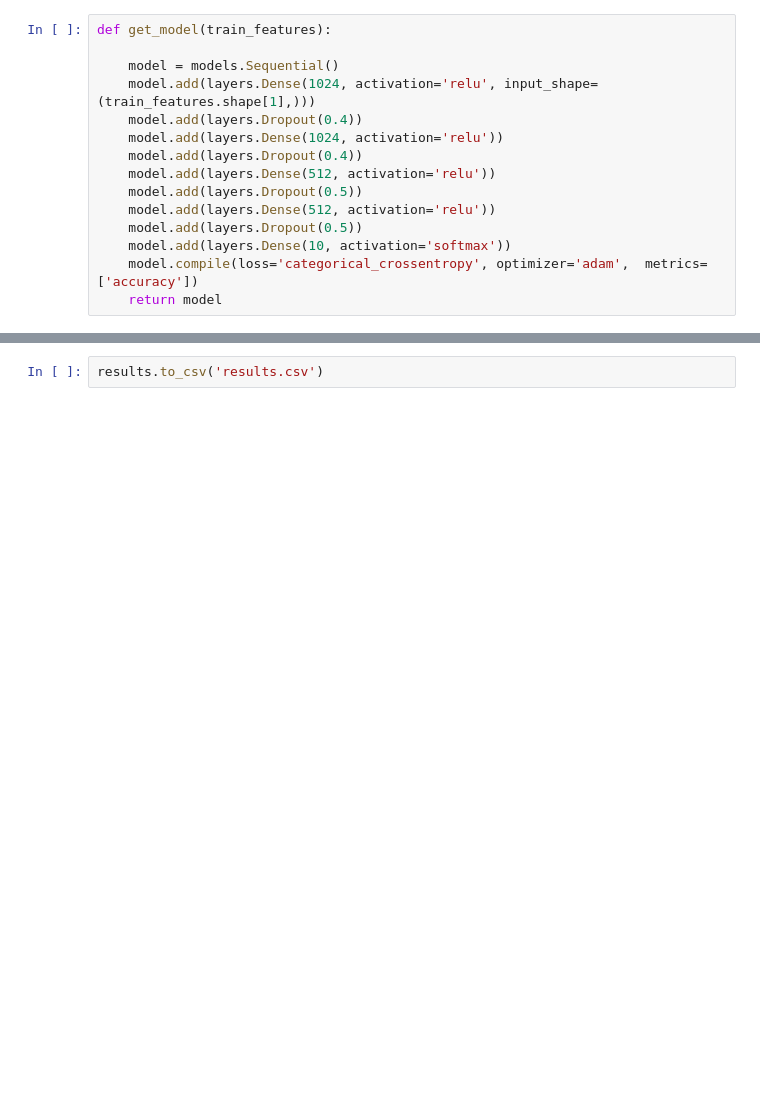
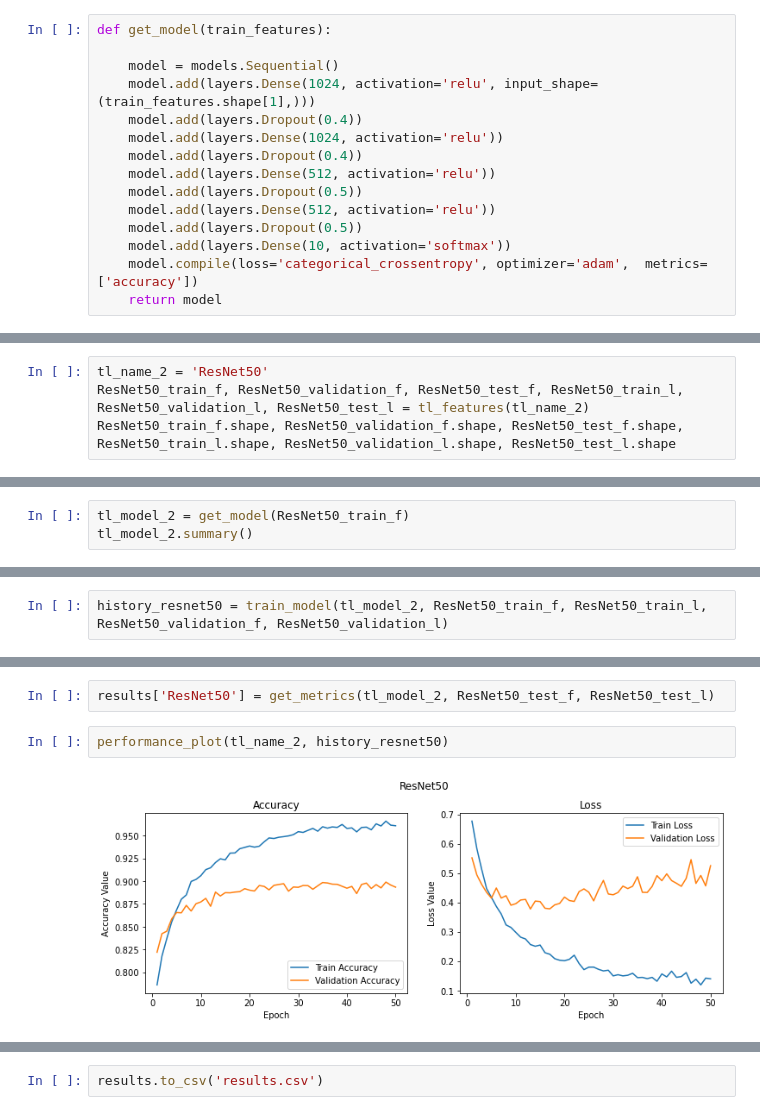
Before and after one commit to ArnaVin/Audio-Classification, a Jupyter notebook: UrbanSound8k_tl/Model.ipynb, the cells around one changed output, grey strips where cells are left out. Cells and saved outputs as stored; diff of their text form; blank space fills up the shorter version.

```diff
--- a/UrbanSound8k_tl/Model.ipynb
+++ b/UrbanSound8k_tl/Model.ipynb
@@ -242,0 +175,4 @@ results['Vgg19'] = get_metrics(tl_model_3, Vgg19_test_features, Vgg19_test_label
+# %%
+tl_name_2 = 'ResNet50'
+ResNet50_train_f, ResNet50_validation_f, ResNet50_test_f, ResNet50_train_l, ResNet50_validation_l, ResNet50_test_l = tl_features(tl_name_2)
+ResNet50_train_f.shape, ResNet50_validation_f.shape, ResNet50_test_f.shape, ResNet50_train_l.shape, ResNet50_validation_l.shape, ResNet50_test_l.shape
@@ -242,0 +186,3 @@ results['Vgg19'] = get_metrics(tl_model_3, Vgg19_test_features, Vgg19_test_label
+# %%
+tl_model_2 = get_model(ResNet50_train_f)
+tl_model_2.summary()
@@ -242,0 +207,2 @@ results['Vgg19'] = get_metrics(tl_model_3, Vgg19_test_features, Vgg19_test_label
+# %%
+history_resnet50 = train_model(tl_model_2, ResNet50_train_f, ResNet50_train_l, ResNet50_validation_f, ResNet50_validation_l)
@@ -242,0 +227,6 @@ results['Vgg19'] = get_metrics(tl_model_3, Vgg19_test_features, Vgg19_test_label
+# %%
+results['ResNet50'] = get_metrics(tl_model_2, ResNet50_test_f, ResNet50_test_l)
+# %%
+performance_plot(tl_name_2, history_resnet50)
+# %% [output]
+[figure, added]
```
Also changed, not shown: parts of 40 cells of this notebook, 1 other file.
